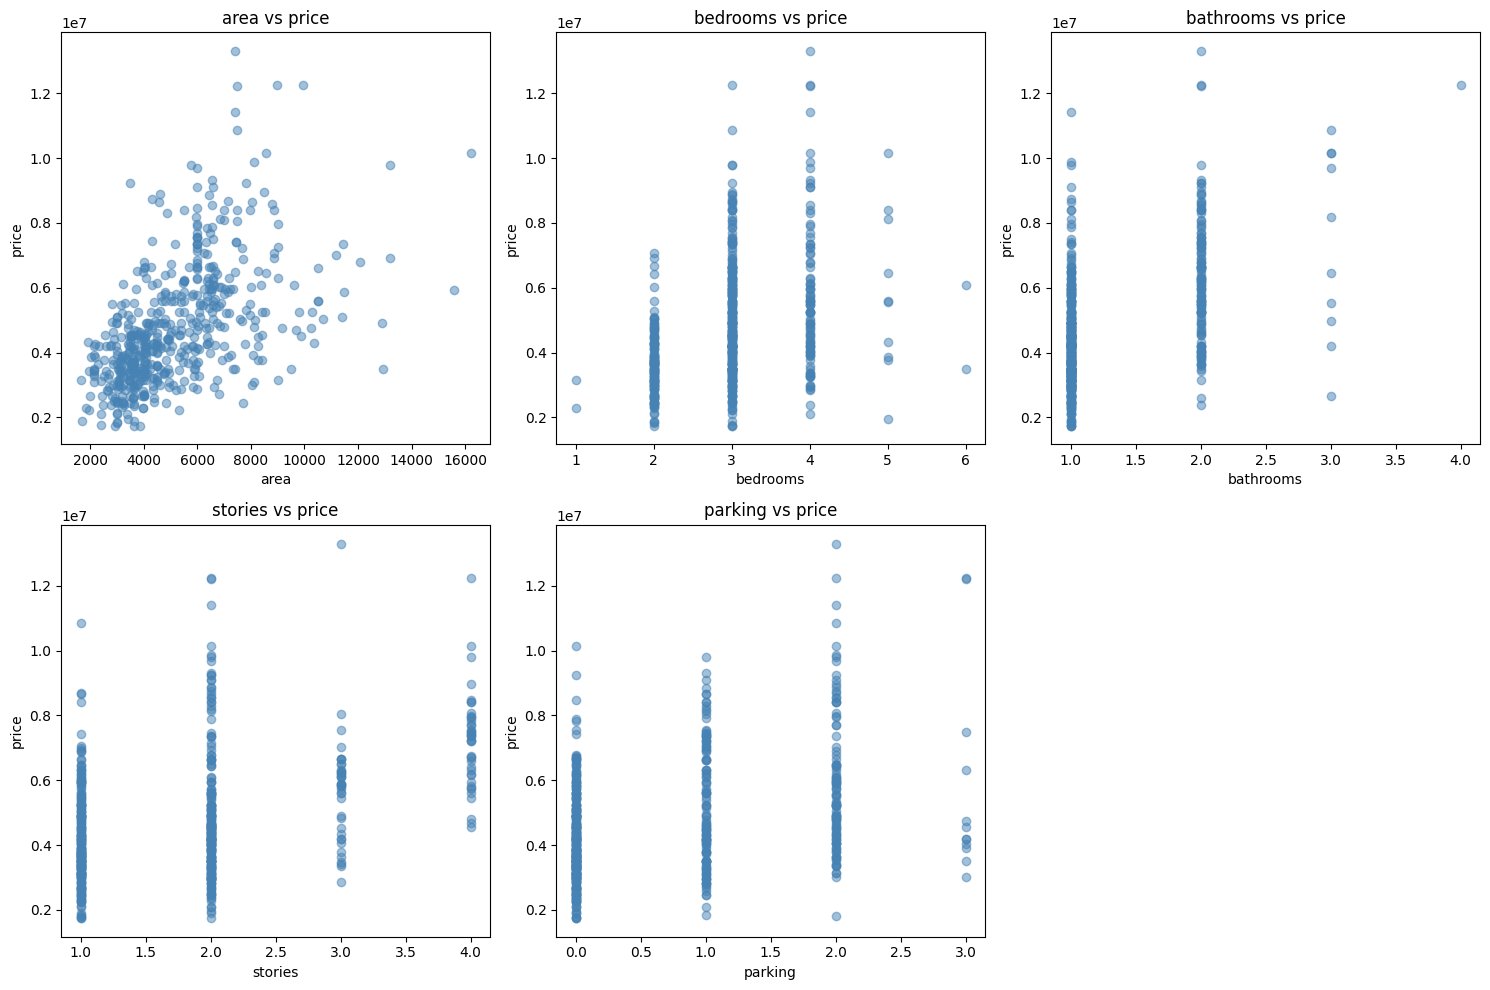
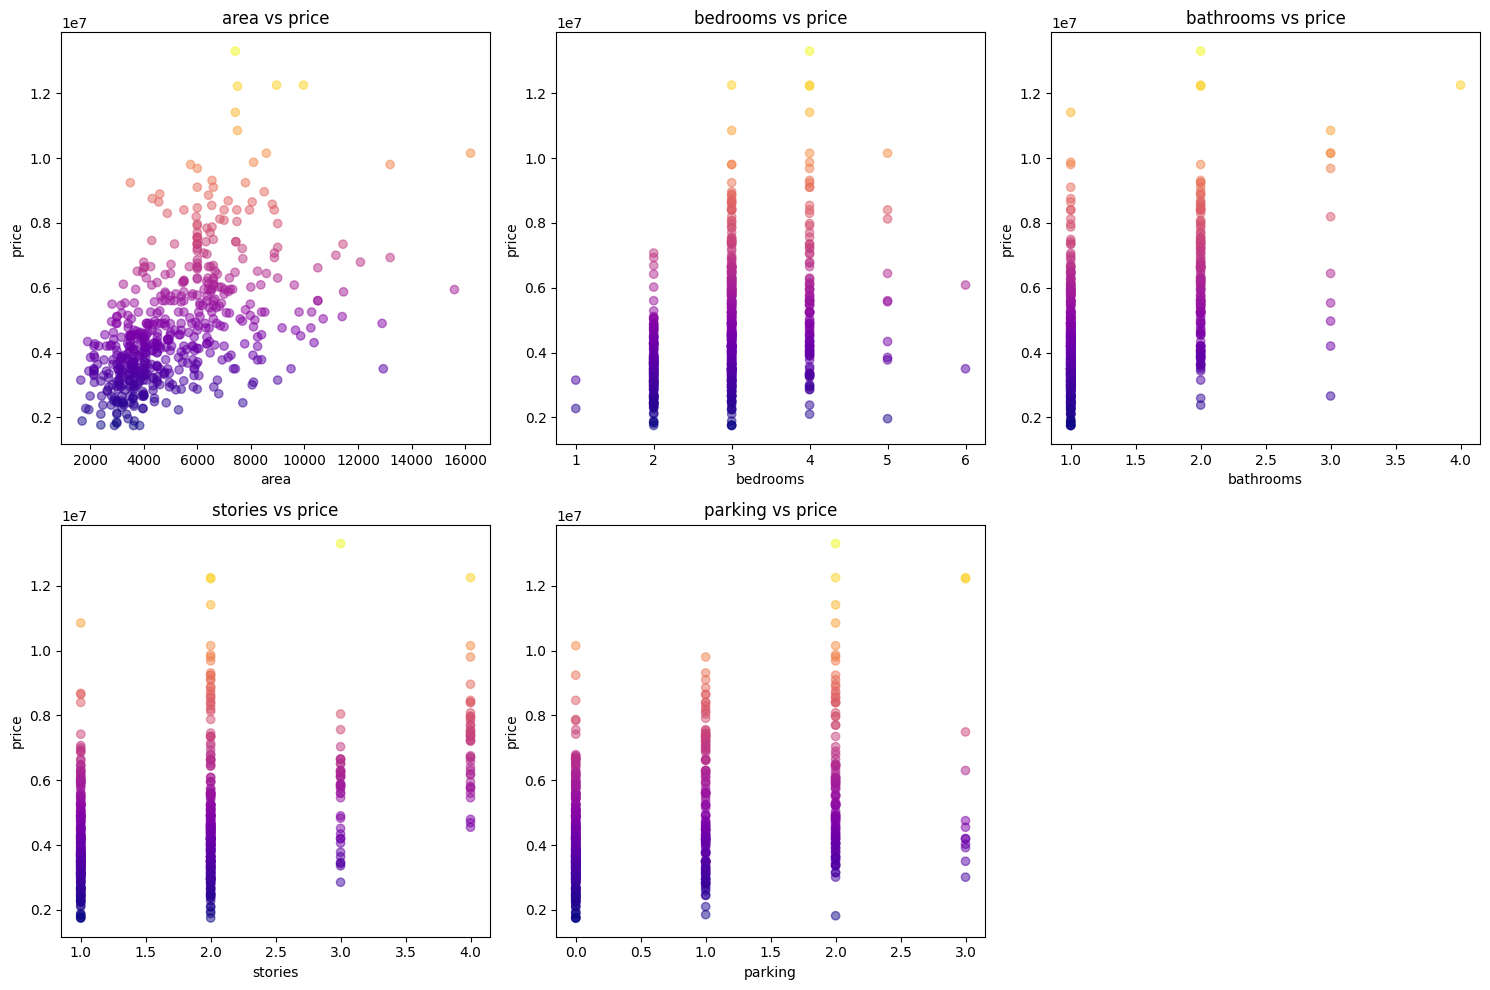
Unified diff of the notebook cell whose output changed from the first chart to the second:
--- before
+++ after
@@ -33,12 +33,15 @@
 fig, axes = plt.subplots(2, 3, figsize=(15, 10))
 axes = axes.flatten()
+
 for i, feature in enumerate(continuous_features):
-    axes[i].scatter(df[feature], df['price'], alpha=0.5, color='steelblue')
+    axes[i].scatter(df[feature], df['price'], alpha=0.5, c=df['price'], cmap='plasma')
     axes[i].set_xlabel(feature)
     axes[i].set_ylabel('price')
     axes[i].set_title(f'{feature} vs price')
+
 axes[5].axis('off')
 plt.tight_layout()
 plt.show()
+
 
 # --- Function to automate scatter plots ---
@@ -51,5 +54,5 @@
 
     for i, feature in enumerate(features):
-        axes[i].scatter(df[feature], df[target], alpha=0.5, color='steelblue')
+        axes[i].scatter(df[feature], df[target], alpha=0.5, c=df[target], cmap='viridis')
         axes[i].set_xlabel(feature)
         axes[i].set_ylabel(target)
@@ -62,4 +65,5 @@
     plt.tight_layout()
     plt.show()
+
 
 # Use the function
@@ -138,3 +142,3 @@
 
 predicted_price = model.predict(new_data)
-print(f"Predicted Price: ₹{predicted_price[0]:,.2f}")
+print(f"Predicted Price: ${predicted_price[0]:,.2f}")

Commit: Created using Colab